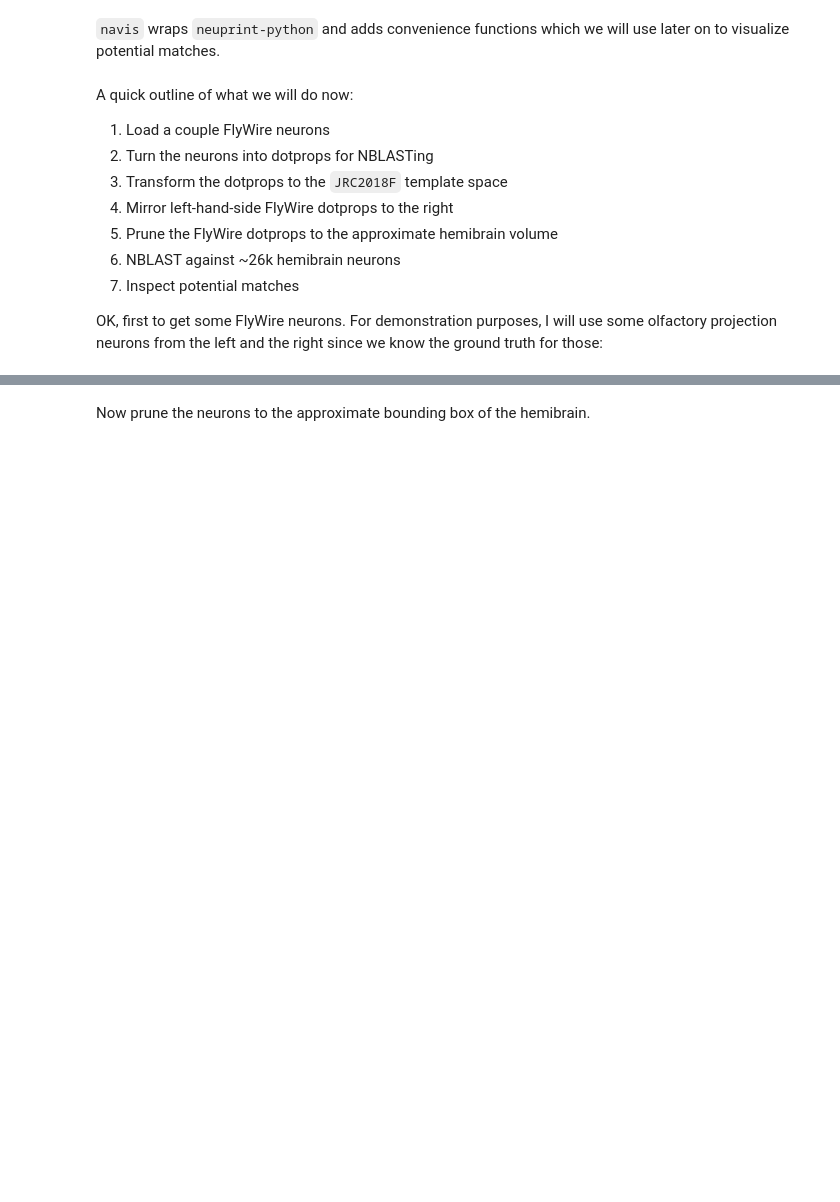
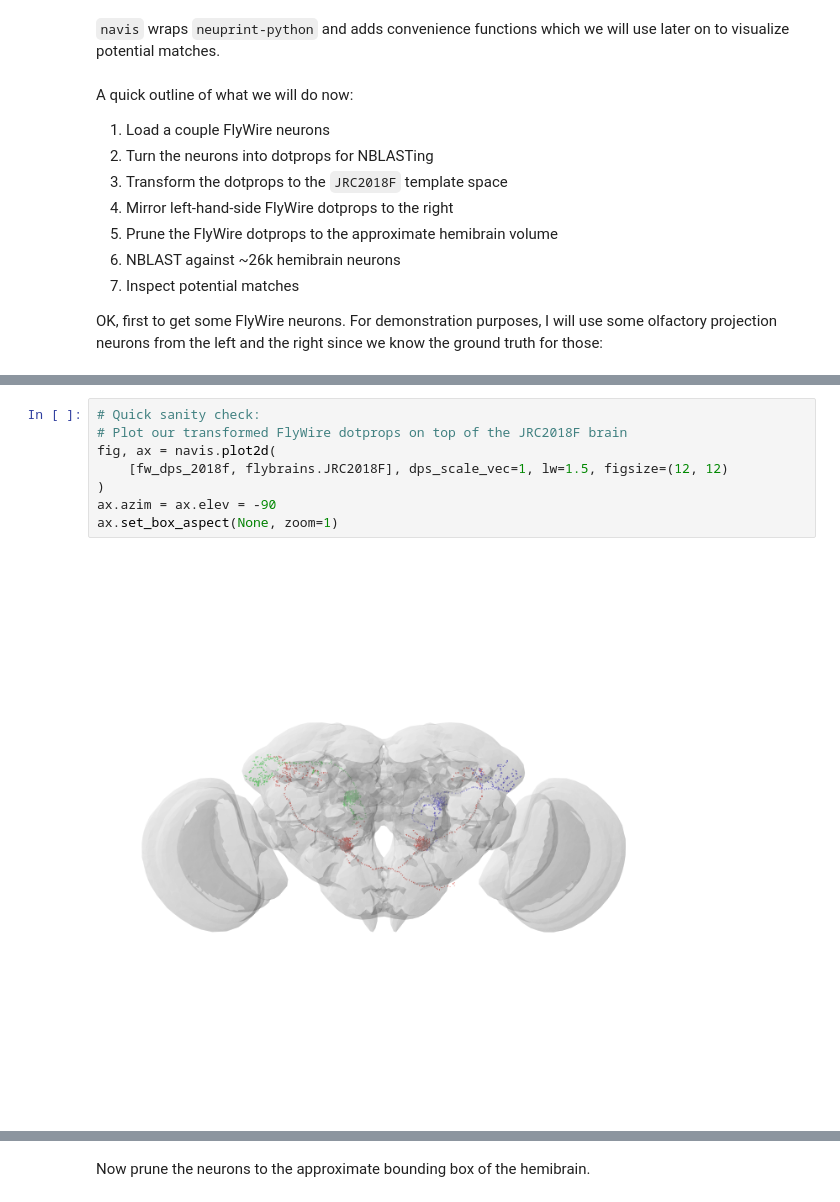
Before and after one commit to navis-org/fafbseg-py, a Jupyter notebook: docs/source/tutorials/hemibrain_nblast.ipynb, the cells around one changed output, grey strips where cells are left out. Saved outputs shown, nothing was run; the diff lists cells and outputs as text; blank space fills up the shorter version.

```diff
--- a/docs/source/tutorials/hemibrain_nblast.ipynb
+++ b/docs/source/tutorials/hemibrain_nblast.ipynb
@@ -58,0 +65,10 @@ Transform path: FLYWIRE -> FLYWIREraw -> FAFB14raw -> FAFB14 -> FAFB14um -> JRC2
+# %%
+# Quick sanity check:
+# Plot our transformed FlyWire dotprops on top of the JRC2018F brain
+fig, ax = navis.plot2d(
+    [fw_dps_2018f, flybrains.JRC2018F], dps_scale_vec=1, lw=1.5, figsize=(12, 12)
+)
+ax.azim = ax.elev = -90
+ax.set_box_aspect(None, zoom=1)
+# %% [output]
+[figure, added]
```
Also changed, not shown: parts of 27 cells of this notebook, 9 other files.
